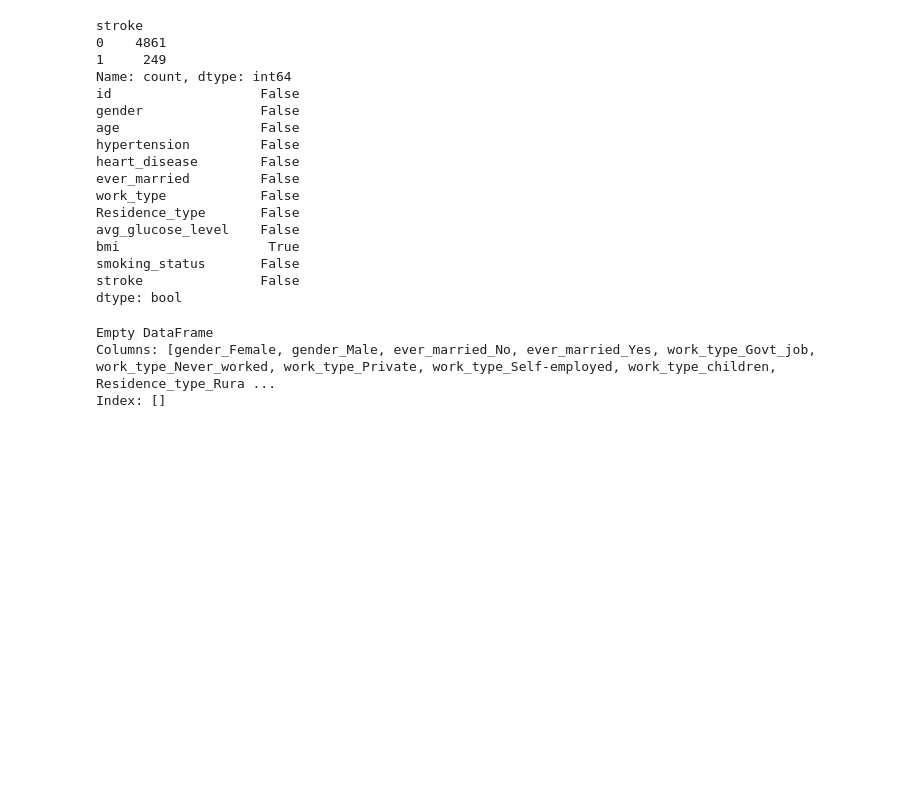
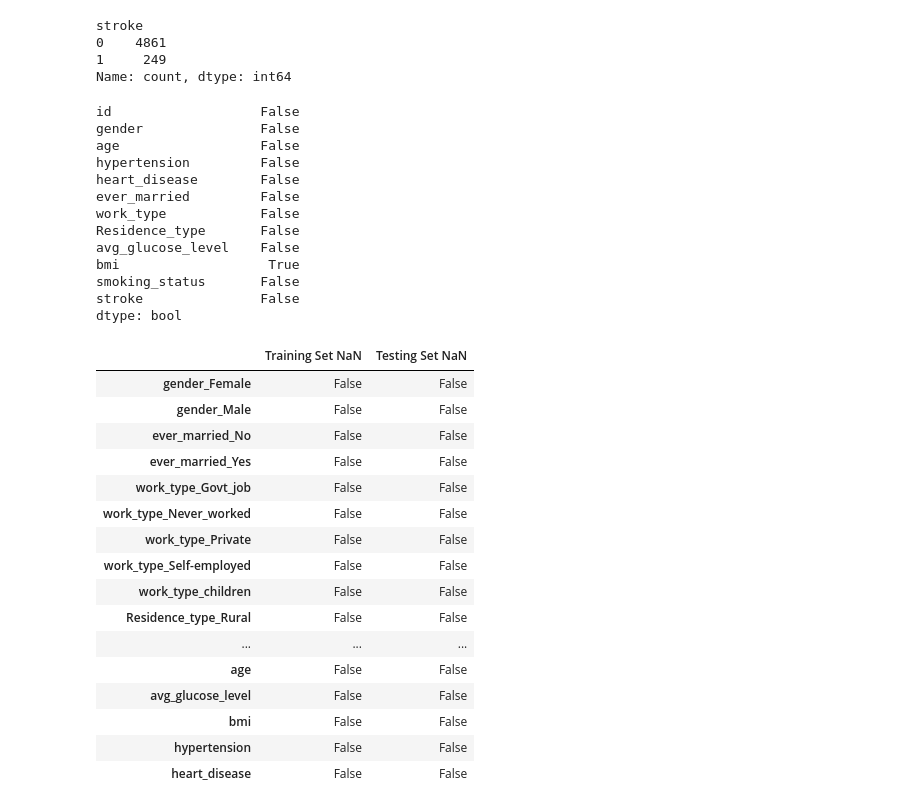
Before and after one commit to ganthegun/Stroke-Prediction, a Jupyter notebook: training.ipynb, the cells around one changed output. Cells and saved outputs as stored; diff of their text form; code cells hidden in the pictures; blank space fills up the shorter version.

```diff
--- a/training.ipynb
+++ b/training.ipynb
@@ -4,14 +4,16 @@ import pandas as pd
 df = pd.read_csv('healthcare-dataset-stroke-data.csv')
 X = df.iloc[:, 1:-1]
 y = df.iloc[:, -1]
+# %%
+df['stroke'].value_counts()
+# %% [output]
+stroke
+0    4861
+1     249
+Name: count, dtype: int64
 # %%
-print(df['stroke'].value_counts())
-print(df.isna().any(axis=0))
+df.isna().any(axis=0)
 # %% [output]
-stroke
-0    4861
-1     249
-Name: count, dtype: int64
 id                   False
 gender               False
 age                  False
@@ -50,20 +52,32 @@ preprocessor.set_output(transform='pandas')
 X_train_p = preprocessor.fit_transform(X_train)
 X_test_p = preprocessor.transform(X_test)
 # %%
-print(
-    pd.concat(
-          [
-            X_train_p[X_train_p.isna().any(axis=1)],
-            X_test_p[X_test_p.isna().any(axis=1)]
-          ],
-          axis=0,
-          ignore_index=True
-      )
-  )
+pd.concat(
+  [
+    X_train_p.isna().any(axis=0).rename('Training Set NaN'),
+    X_test_p.isna().any(axis=0).rename('Testing Set NaN')
+  ],
+  axis=1,
+  ignore_index=False
+)
 # %% [output]
-Empty DataFrame
-Columns: [gender_Female, gender_Male, ever_married_No, ever_married_Yes, work_type_Govt_job, work_type_Never_worked, work_type_Private, work_type_Self-employed, work_type_children, Residence_type_Rura ...
-Index: []
+|  | Training Set NaN | Testing Set NaN |
+| gender_Female | False | False |
+| gender_Male | False | False |
+| ever_married_No | False | False |
+| ever_married_Yes | False | False |
+| work_type_Govt_job | False | False |
+| work_type_Never_worked | False | False |
+| work_type_Private | False | False |
+| work_type_Self-employed | False | False |
+| work_type_children | False | False |
+| Residence_type_Rural | False | False |
+| ... | ... | ... |
+| age | False | False |
+| avg_glucose_level | False | False |
+| bmi | False | False |
+| hypertension | False | False |
+| heart_disease | False | False |
 # %%
 from imblearn.over_sampling import SMOTE
 
```
Also changed, not shown: parts of 10 cells of this notebook, 2 other files.
